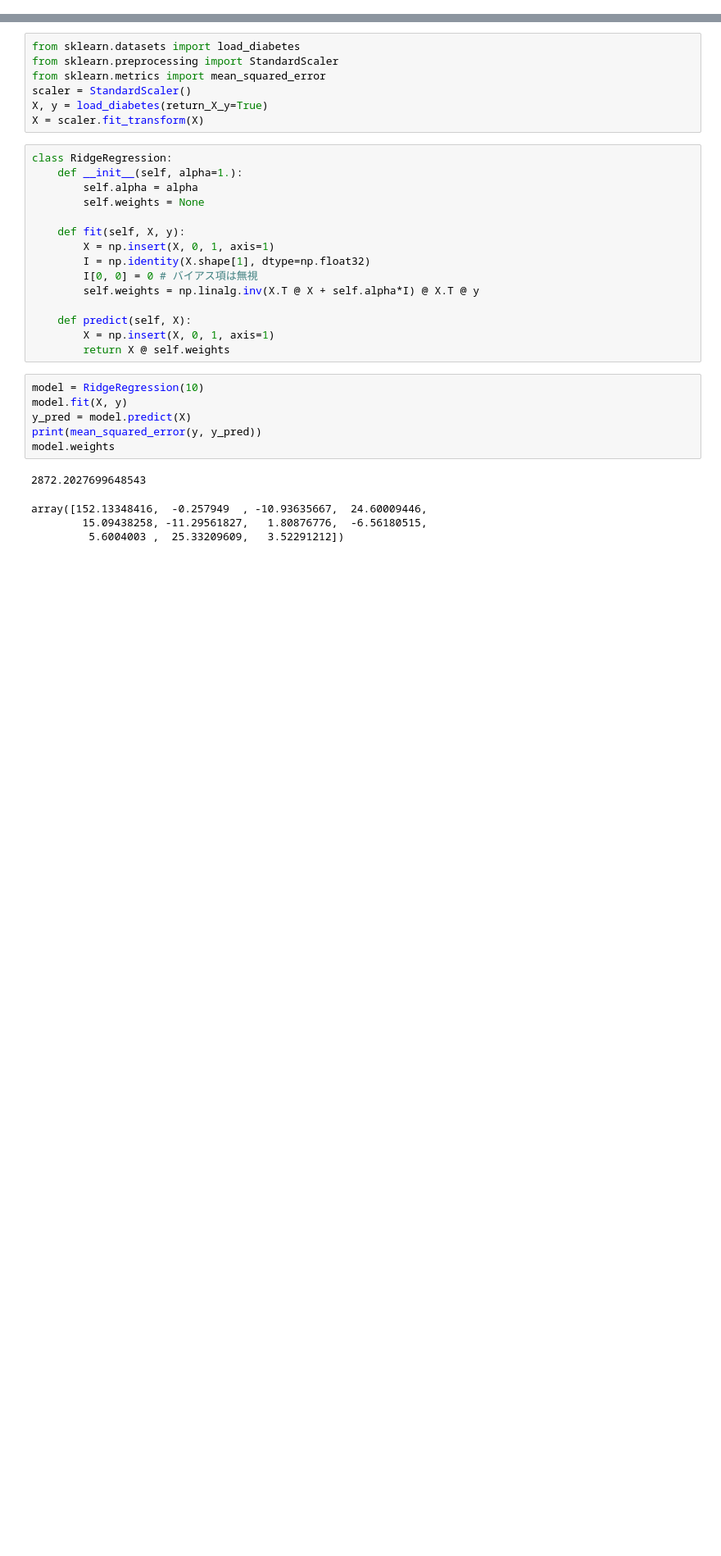
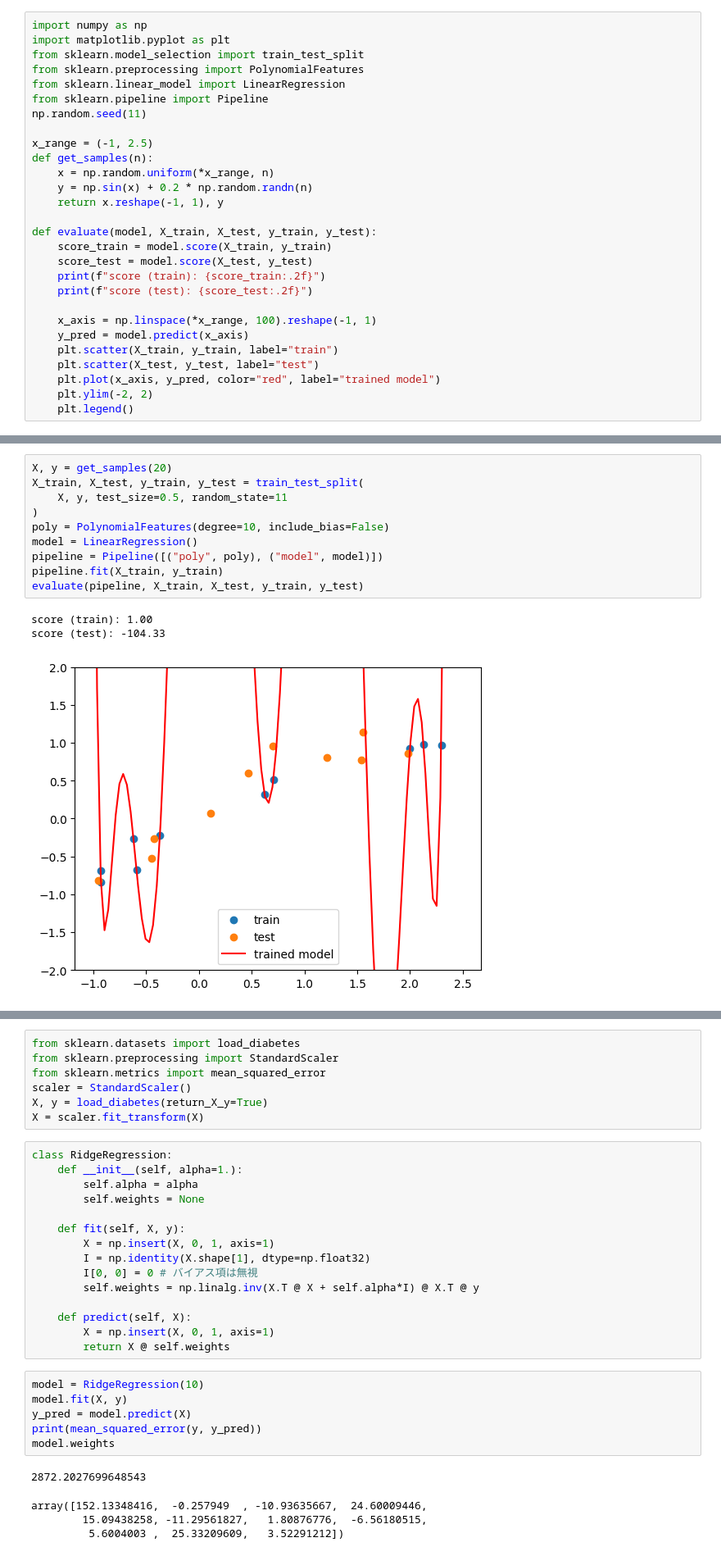
Before and after one commit to misya11p/machine-learning, a Jupyter notebook: regularization.ipynb, the cells around one changed output, grey strips where cells are left out. Shown at 82% size. Drawn from its saved outputs; the diff is of its cells as text; blank space fills up the shorter version.

```diff
--- a/regularization.ipynb
+++ b/regularization.ipynb
@@ -7,0 +7,28 @@ import matplotlib.pyplot as plt
+# %%
+import numpy as np
+import matplotlib.pyplot as plt
+from sklearn.model_selection import train_test_split
+from sklearn.preprocessing import PolynomialFeatures
+from sklearn.linear_model import LinearRegression
+from sklearn.pipeline import Pipeline
+np.random.seed(11)
+
+x_range = (-1, 2.5)
+def get_samples(n):
+    x = np.random.uniform(*x_range, n)
+    y = np.sin(x) + 0.2 * np.random.randn(n)
+    return x.reshape(-1, 1), y
+
+def evaluate(model, X_train, X_test, y_train, y_test):
+    score_train = model.score(X_train, y_train)
+    score_test = model.score(X_test, y_test)
+    print(f"score (train): {score_train:.2f}")
+    print(f"score (test): {score_test:.2f}")
+
+    x_axis = np.linspace(*x_range, 100).reshape(-1, 1)
+    y_pred = model.predict(x_axis)
+    plt.scatter(X_train, y_train, label="train")
+    plt.scatter(X_test, y_test, label="test")
+    plt.plot(x_axis, y_pred, color="red", label="trained model")
+    plt.ylim(-2, 2)
+    plt.legend()
@@ -7,0 +49,14 @@ import matplotlib.pyplot as plt
+# %%
+X, y = get_samples(20)
+X_train, X_test, y_train, y_test = train_test_split(
+    X, y, test_size=0.5, random_state=11
+)
+poly = PolynomialFeatures(degree=10, include_bias=False)
+model = LinearRegression()
+pipeline = Pipeline([("poly", poly), ("model", model)])
+pipeline.fit(X_train, y_train)
+evaluate(pipeline, X_train, X_test, y_train, y_test)
+# %% [output]
+score (train): 1.00
+score (test): -104.33
+[figure, added]
```
Also changed, not shown: parts of 14 cells of this notebook.
